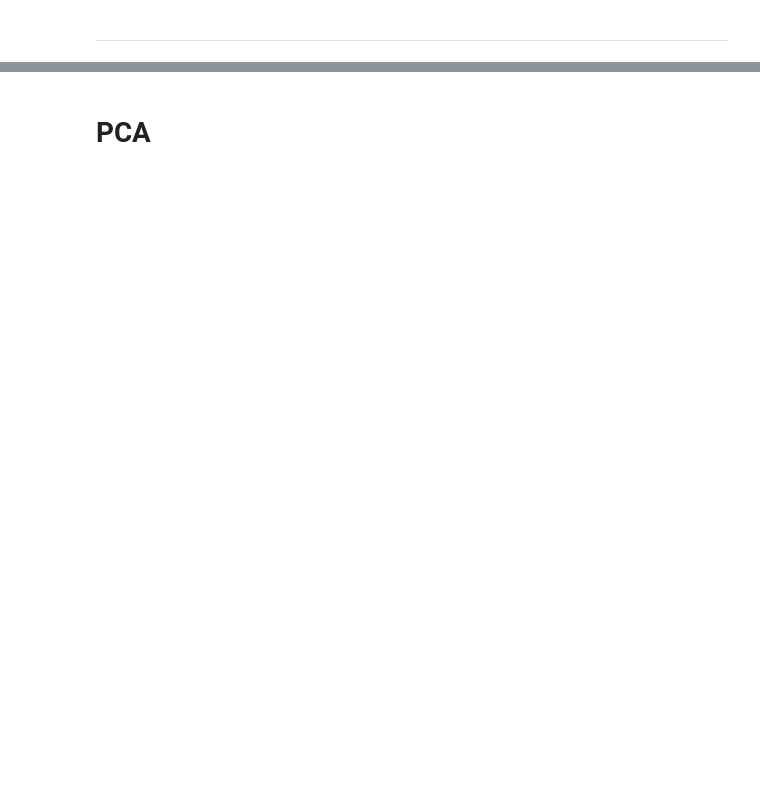
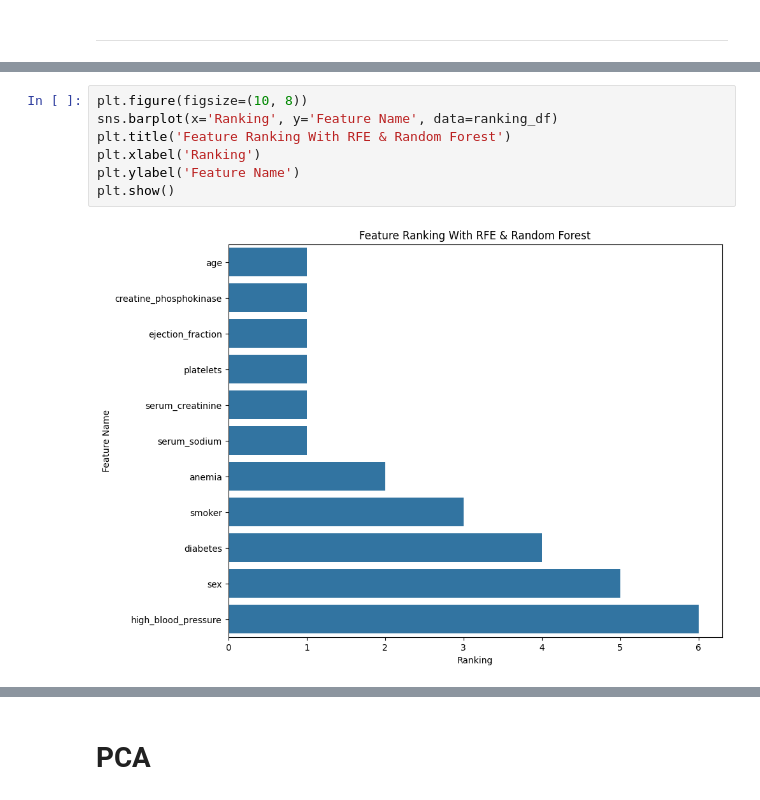
Before and after one commit to BvChung/covid-machine-learning-analysis, a Jupyter notebook: heart_failure_analysis.ipynb, the cells around one changed output, grey strips where cells are left out. Drawn from its saved outputs; the diff is of its cells as text; blank space fills up the shorter version.

```diff
--- a/heart_failure_analysis.ipynb
+++ b/heart_failure_analysis.ipynb
@@ -516,0 +520,9 @@ plt.show()
+# %%
+plt.figure(figsize=(10, 8))
+sns.barplot(x='Ranking', y='Feature Name', data=ranking_df)
+plt.title('Feature Ranking With RFE & Random Forest')
+plt.xlabel('Ranking')
+plt.ylabel('Feature Name')
+plt.show()
+# %% [output]
+[figure, added]
```
Also changed, not shown: parts of 14 cells of this notebook.
